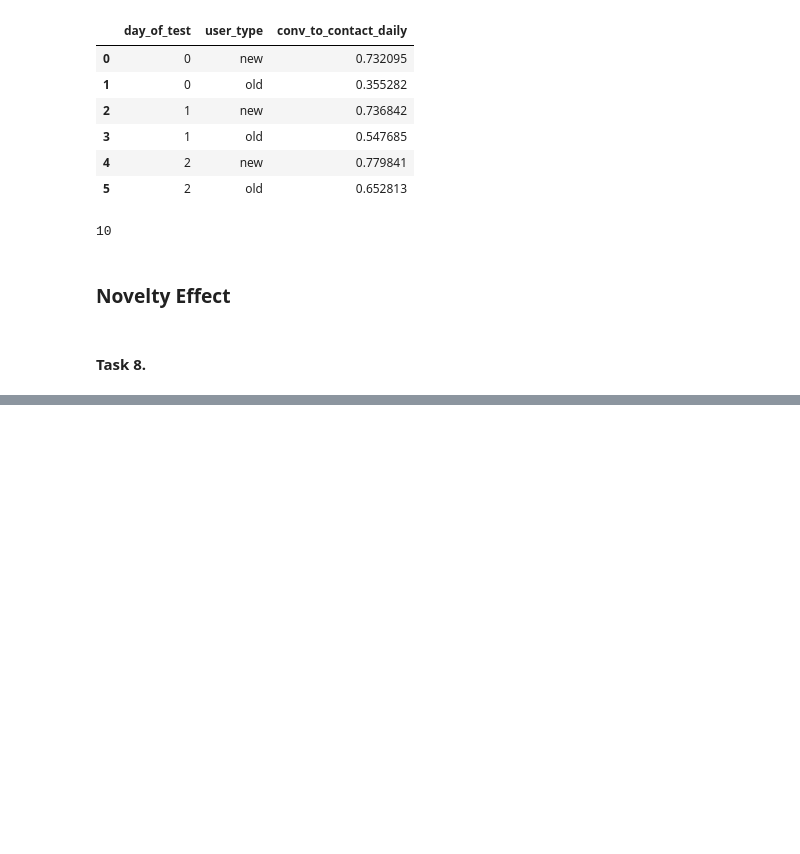
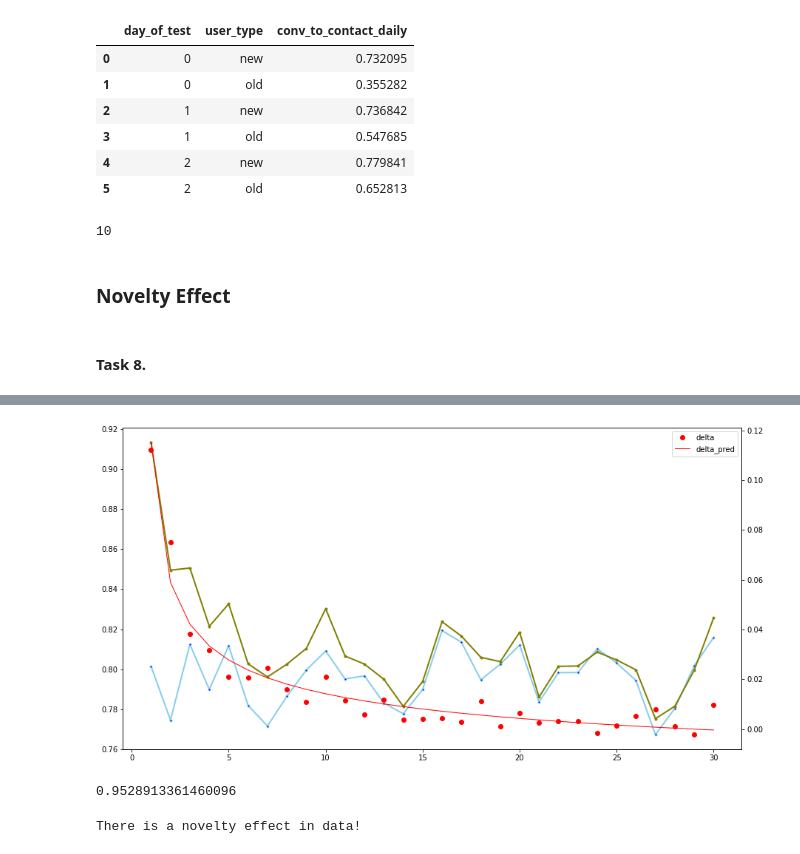
Before and after one commit to nktnlx/advanced_data_analysis_course, a Jupyter notebook: 03_ab_testing/07_external_validity.ipynb, the cells around one changed output, grey strips where cells are left out. Cells and saved outputs as stored; diff of their text form; code cells hidden in the pictures; blank space fills up the shorter version.

```diff
--- a/03_ab_testing/07_external_validity.ipynb
+++ b/03_ab_testing/07_external_validity.ipynb
@@ -252,0 +391,23 @@ tbc..
+# %%
+res_df['delta'] = res_df['conv_b'] - res_df['conv_a']
+# %%
+# polynomial coefficients of the regression calibration equation
+alpha = 0.35
+gamma = 2
+
+# regression parameters (using LinkedIn approach)
+res_df['d_1'] = 1 / (res_df['day_of_test']**alpha)
+res_df['d_2'] = 1 / (res_df['day_of_test']**gamma)
+
+# train and test data
+x = res_df[['d_1','d_2']].values
+Y = res_df['delta'].values
+
+# initializing and training our model
+lin_reg = LinearRegression(fit_intercept = True)
+lin_reg.fit(x, Y)
+
+# predicting the delta values using the fitted linear regression model
+res_df['delta_pred'] = lin_reg.predict(x)
+
+res_df.head()
@@ -252,0 +421,28 @@ tbc..
+# %%
+fig, ax1 = plt.subplots(figsize=(15, 8))
+
+# second axis for deltas
+ax2 = ax1.twinx()
+
+ax1.plot('day_of_test', 'conv_a', data=res_df, marker='o', markerfacecolor='blue', markersize=3, color='skyblue', linewidth=2)
+ax1.plot('day_of_test', 'conv_b', data=res_df, marker='o', markerfacecolor='olive', markersize=3, color='olive', linewidth=2)
+ax2.plot('day_of_test', 'delta', data=res_df, marker='o', color='red', linewidth=0)
+ax2.plot('day_of_test', 'delta_pred', data=res_df, marker='', color='red', linewidth=1)
+
+plt.legend()
+plt.show()
+# %% [output]
+[figure, added]
+# %%
+r2 = r2_score(Y, res_df.delta_pred)
+
+r2
+# %% [output]
+0.9528913361460096
+# %%
+if r2 >= 0.8:
+    print('There is a novelty effect in data!')
+else:
+    print('There is no novelty effect in our data.')
+# %% [output]
+There is a novelty effect in data!
```
Also changed, not shown: parts of 28 cells of this notebook.
